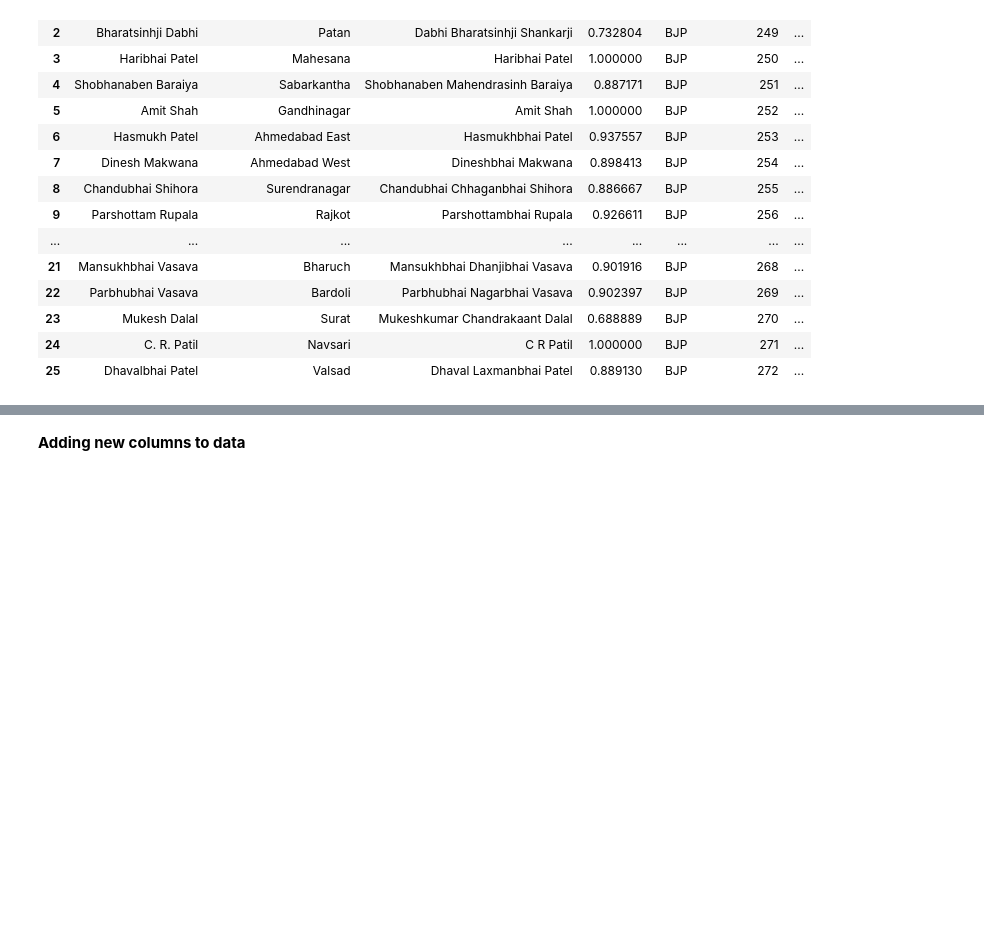
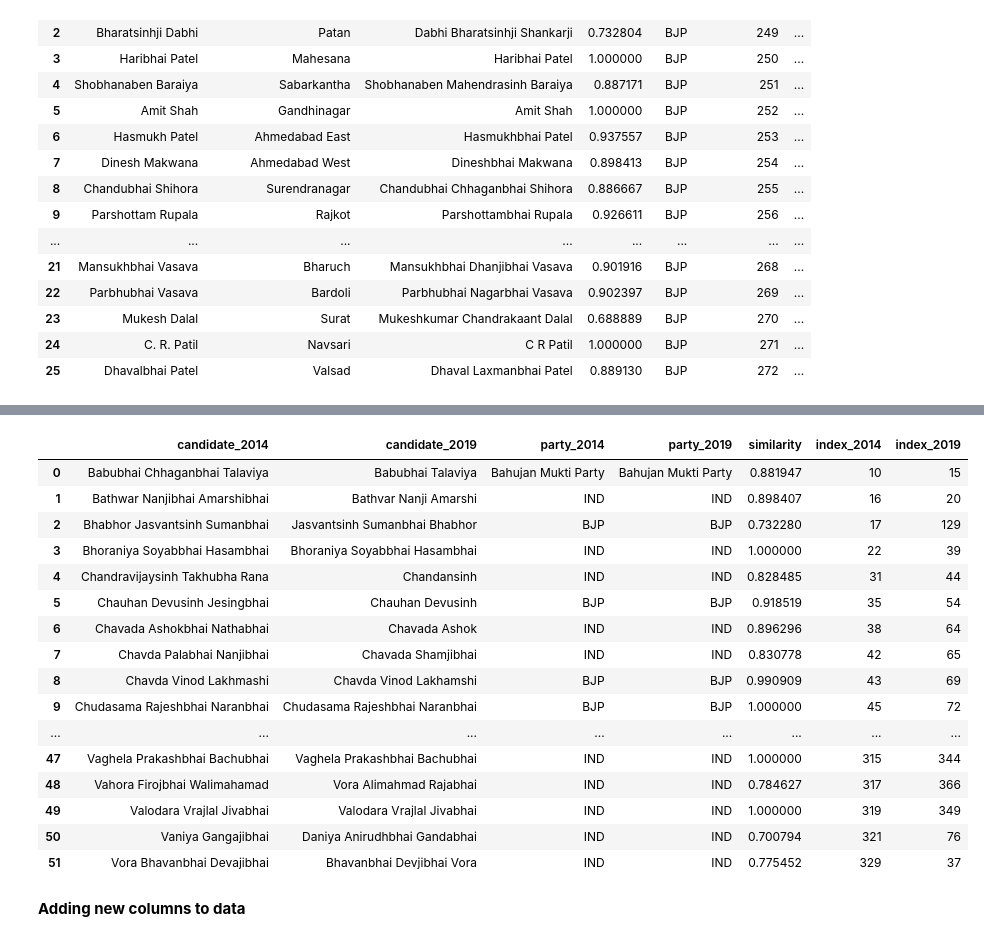
Before and after one commit to iitm-da25b007/MPs-assets, a Jupyter notebook: tomatch.ipynb, the cells around one changed output, grey strips where cells are left out. Drawn from its saved outputs; the diff is of its cells as text; code cells hidden in the pictures; blank space fills up the shorter version.

```diff
--- a/tomatch.ipynb
+++ b/tomatch.ipynb
@@ -456,3 +608,93 @@ matching_gujarat_24
+# %%
+
+def match_repeat_candidates(
+    year1_df,
+    year2_df,
+    name_col="Candidate",
+    party_col="Party",
+    threshold=0.88
+):
+    a = year1_df.copy()
+    b = year2_df.copy()
+
+    a["_std_name"] = a[name_col].fillna("").apply(std_name)
+    b["_std_name"] = b[name_col].fillna("").apply(std_name)
+
+    # Normalize party names
+    a["_std_party"] = (
+        a[party_col].fillna("").astype(str).str.strip().str.casefold()
+    )
+    b["_std_party"] = (
+        b[party_col].fillna("").astype(str).str.strip().str.casefold()
+    )
+
+    results = []
+
+    for i, row1 in a.iterrows():
+        name1 = row1["_std_name"]
+        party1 = row1["_std_party"]
+
+        if not name1 or not party1:
+            continue
+
+        # Only consider candidates from the SAME party
+        same_party_rows = b[
+            (b["_std_party"] == party1) &
+            (b["_std_party"] != "")
+        ]
+
+        best_match = None
+        best_score = -1
+
+        for j, row2 in same_party_rows.iterrows():
+            name2 = row2["_std_name"]
+
+            if not name2 or not names_agree(name1, name2):
+                continue
+
+            score = JaroWinkler.similarity(name1, name2)
+
+            if score >= threshold and score > best_score:
+                best_score = score
+                best_match = {
+                    "candidate_2014": row1[name_col],
+                    "candidate_2019": row2[name_col],
+                    "party_2014": row1[party_col],
+                    "party_2019": row2[party_col],
+                    "similarity": score,
+                    "index_2014": i,
+                    "index_2019": j
+                }
+
+        if best_match is not None:
+            results.append(best_match)
+
+    return pd.DataFrame(results)
+matching_gujarat_14_19 = match_repeat_candidates(
+    gujarat_14,
+    gujarat_19,
+    threshold=0.70
+)
+
+matching_gujarat_14_19
+# %% [output]
+|  | candidate_2014 | candidate_2019 | party_2014 | party_2019 | similarity | index_2014 | index_2019 |
+| 0 | Babubhai Chhaganbhai Talaviya | Babubhai Talaviya | Bahujan Mukti Party | Bahujan Mukti Party | 0.881947 | 10 | 15 |
+| 1 | Bathwar Nanjibhai Amarshibhai | Bathvar Nanji Amarshi | IND | IND | 0.898407 | 16 | 20 |
+| 2 | Bhabhor Jasvantsinh Sumanbhai | Jasvantsinh Sumanbhai Bhabhor | BJP | BJP | 0.732280 | 17 | 129 |
+| 3 | Bhoraniya Soyabbhai Hasambhai | Bhoraniya Soyabbhai Hasambhai | IND | IND | 1.000000 | 22 | 39 |
+| 4 | Chandravijaysinh Takhubha Rana | Chandansinh | IND | IND | 0.828485 | 31 | 44 |
+| 5 | Chauhan Devusinh Jesingbhai | Chauhan Devusinh | BJP | BJP | 0.918519 | 35 | 54 |
+| 6 | Chavada Ashokbhai Nathabhai | Chavada Ashok | IND | IND | 0.896296 | 38 | 64 |
+| 7 | Chavda Palabhai Nanjibhai | Chavada Shamjibhai | IND | IND | 0.830778 | 42 | 65 |
+| 8 | Chavda Vinod Lakhmashi | Chavda Vinod Lakhamshi | BJP | BJP | 0.990909 | 43 | 69 |
+| 9 | Chudasama Rajeshbhai Naranbhai | Chudasama Rajeshbhai Naranbhai | BJP | BJP | 1.000000 | 45 | 72 |
+| ... | ... | ... | ... | ... | ... | ... | ... |
+| 47 | Vaghela Prakashbhai Bachubhai | Vaghela Prakashbhai Bachubhai | IND | IND | 1.000000 | 315 | 344 |
+| 48 | Vahora Firojbhai Walimahamad | Vora Alimahmad Rajabhai | IND | IND | 0.784627 | 317 | 366 |
+| 49 | Valodara Vrajlal Jivabhai | Valodara Vrajlal Jivabhai | IND | IND | 1.000000 | 319 | 349 |
+| 50 | Vaniya Gangajibhai | Daniya Anirudhbhai Gandabhai | IND | IND | 0.700794 | 321 | 76 |
+| 51 | Vora Bhavanbhai Devajibhai | Bhavanbhai Devjibhai Vora | IND | IND | 0.775452 | 329 | 37 |
 # %% [markdown]
 **Adding new columns to data**
 # %%
```
Also changed, not shown: parts of 2 cells of this notebook.
